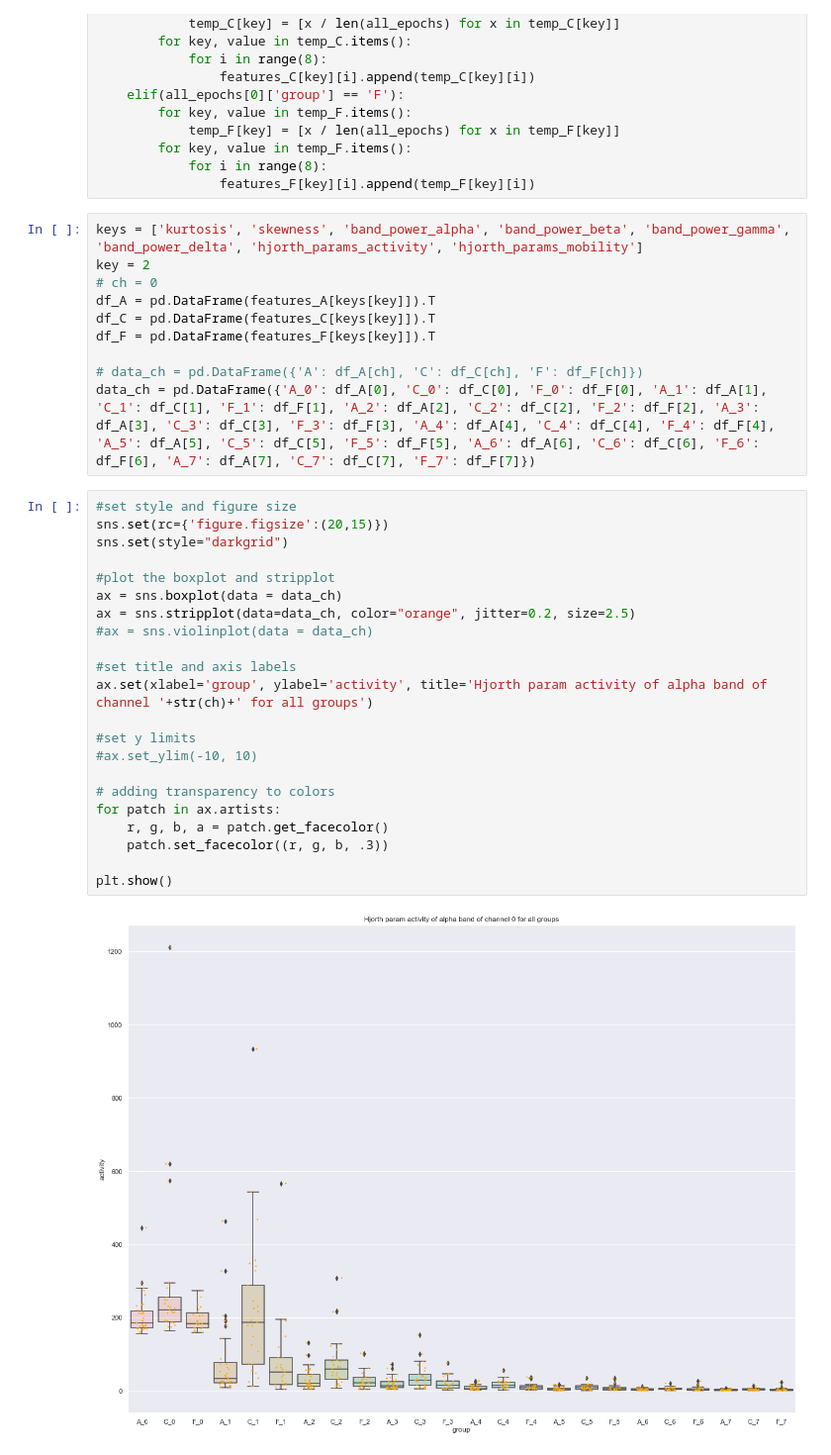
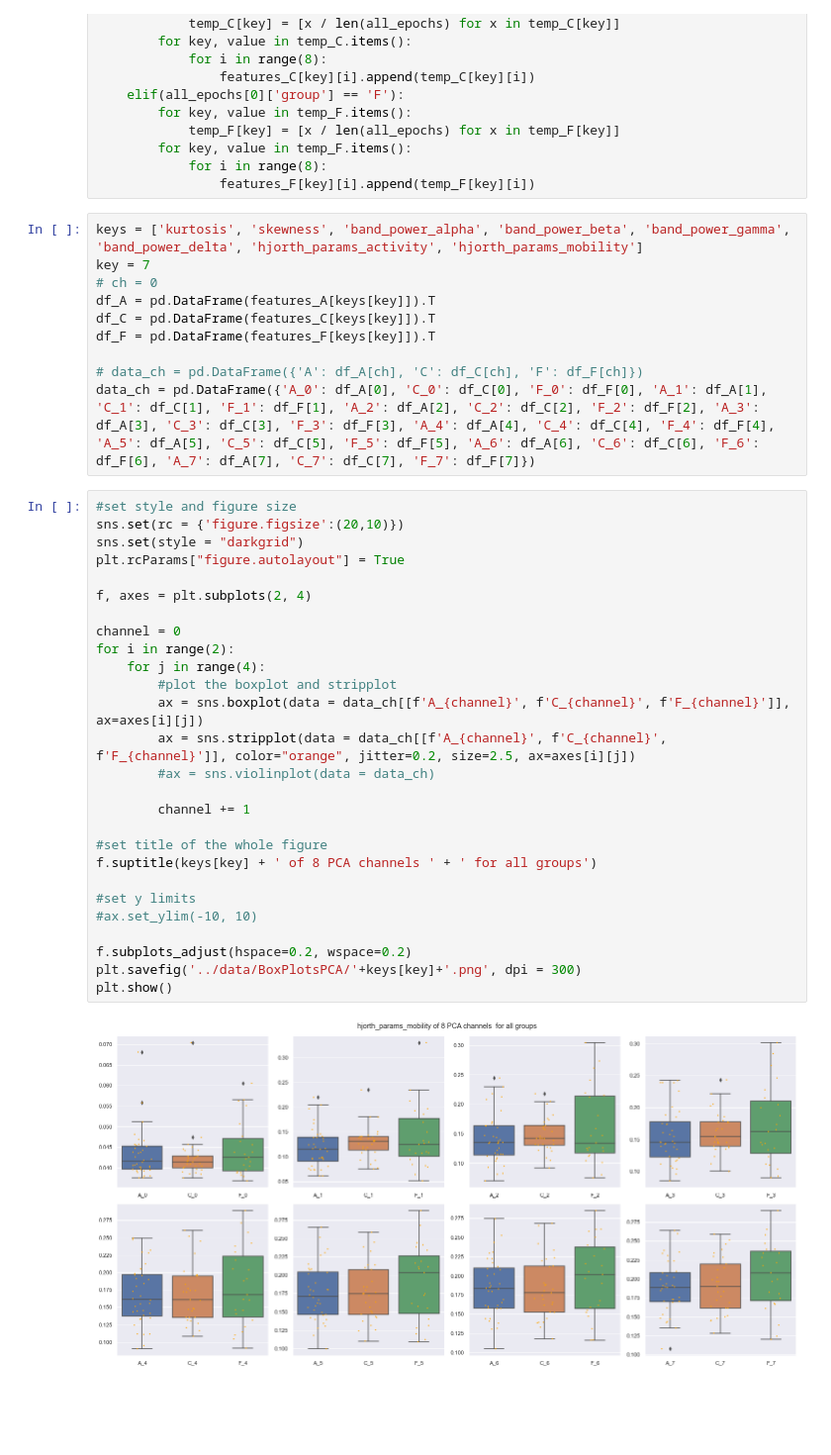
Before and after one commit to strajdzsha/EEG-classification, a Jupyter notebook: analysis/box_plots.ipynb, the cells around one changed output. Shown: that part at 99% size. Cells and saved outputs as stored; diff of their text form; blank space fills up the shorter version.

Commit message:
final box plots for 8 PCA channels

```diff
--- a/analysis/box_plots.ipynb
+++ b/analysis/box_plots.ipynb
@@ -178,7 +178,7 @@ for person in par_loaders:
                 features_F[key][i].append(temp_F[key][i])
 # %%
 keys = ['kurtosis', 'skewness', 'band_power_alpha', 'band_power_beta', 'band_power_gamma', 'band_power_delta', 'hjorth_params_activity', 'hjorth_params_mobility']
-key = 2
+key = 7
 # ch = 0
 df_A = pd.DataFrame(features_A[keys[key]]).T
 df_C = pd.DataFrame(features_C[keys[key]]).T
@@ -188,25 +188,30 @@ df_F = pd.DataFrame(features_F[keys[key]]).T
 data_ch = pd.DataFrame({'A_0': df_A[0], 'C_0': df_C[0], 'F_0': df_F[0], 'A_1': df_A[1], 'C_1': df_C[1], 'F_1': df_F[1], 'A_2': df_A[2], 'C_2': df_C[2], 'F_2': df_F[2], 'A_3': df_A[3], 'C_3': df_C[3], 'F_3': df_F[3], 'A_4': df_A[4], 'C_4': df_C[4], 'F_4': df_F[4], 'A_5': df_A[5], 'C_5': df_C[5], 'F_5': df_F[5], 'A_6': df_A[6], 'C_6': df_C[6], 'F_6': df_F[6], 'A_7': df_A[7], 'C_7': df_C[7], 'F_7': df_F[7]})
 # %%
 #set style and figure size
-sns.set(rc={'figure.figsize':(20,15)})
-sns.set(style="darkgrid")
+sns.set(rc = {'figure.figsize':(20,10)})
+sns.set(style = "darkgrid")
+plt.rcParams["figure.autolayout"] = True
 
-#plot the boxplot and stripplot
-ax = sns.boxplot(data = data_ch)
-ax = sns.stripplot(data=data_ch, color="orange", jitter=0.2, size=2.5)
-#ax = sns.violinplot(data = data_ch)
+f, axes = plt.subplots(2, 4)
 
-#set title and axis labels
-ax.set(xlabel='group', ylabel='activity', title='Hjorth param activity of alpha band of channel '+str(ch)+' for all groups')
+channel = 0
+for i in range(2):
+    for j in range(4):
+        #plot the boxplot and stripplot
+        ax = sns.boxplot(data = data_ch[[f'A_{channel}', f'C_{channel}', f'F_{channel}']], ax=axes[i][j])
+        ax = sns.stripplot(data = data_ch[[f'A_{channel}', f'C_{channel}', f'F_{channel}']], color="orange", jitter=0.2, size=2.5, ax=axes[i][j])
+        #ax = sns.violinplot(data = data_ch)
+
+        channel += 1
+
+#set title of the whole figure
+f.suptitle(keys[key] + ' of 8 PCA channels ' + ' for all groups')
 
 #set y limits
 #ax.set_ylim(-10, 10)
 
-# adding transparency to colors
-for patch in ax.artists:
-    r, g, b, a = patch.get_facecolor()
-    patch.set_facecolor((r, g, b, .3))
-
+f.subplots_adjust(hspace=0.2, wspace=0.2)
+plt.savefig('../data/BoxPlotsPCA/'+keys[key]+'.png', dpi = 300)
 plt.show()
 # %% [output]
-[figure, old version]
+[figure, new version]
```
